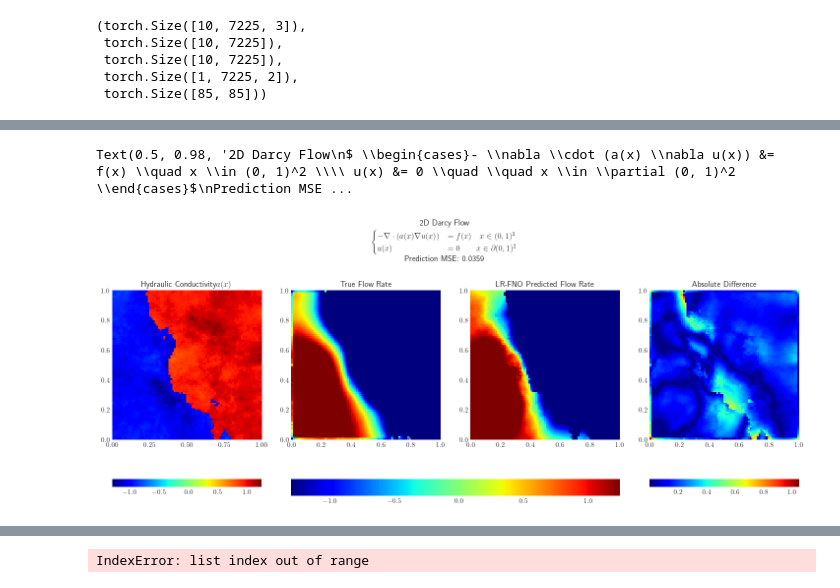
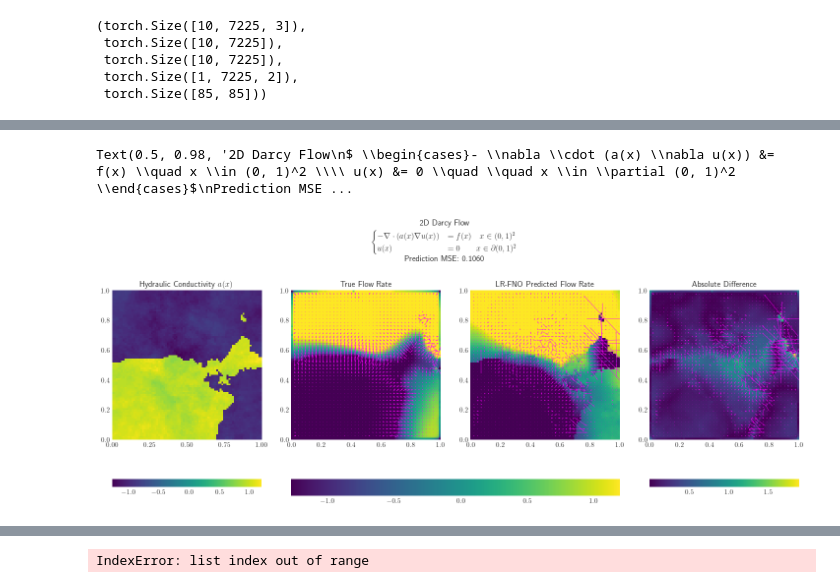
Before and after one commit to alizma/symmetry_learning, a Jupyter notebook: fno_classic/viz_fno_darcy.ipynb, the cells around one changed output, grey strips where cells are left out. Cells and saved outputs as stored; diff of their text form; code cells hidden in the pictures.

```diff
--- a/fno_classic/viz_fno_darcy.ipynb
+++ b/fno_classic/viz_fno_darcy.ipynb
@@ -232,3 +286,12 @@ plt.tight_layout()
+# %%
+it = iter(test_loader)
+_, _ = next(it)
+_, _ = next(it)
+
+x, y = next(it)
+model_output = model(x).reshape(batch_size, s*s)
+# %%
+batch_idx = 1
 # %%
 # mpl.rc('text', usetex = True)
 # mpl.rc('font', **{'family' : "sans-serif"})
@@ -241,10 +304,29 @@ plt.rc('text.latex', preamble=r'\usepackage{amsmath}')
 
 myloss = LpLoss(size_average=False)
 
-x, y = next(iter(test_loader))
+# x, y = next(iter(test_loader))
+# batch_idx = 3
 
-batch_idx = 3
-# snapshot_idx = 9
+
+X, Y = torch.meshgrid(torch.linspace(0, 1, s), torch.linspace(0, 1, s))
+
+Ux = -torch.diff(y[batch_idx].reshape(85, 85), dim=0, prepend=torch.zeros(1, 85))
+Uy = torch.diff(y[batch_idx].reshape(85, 85), dim=1, prepend=torch.zeros(85, 1))
+
+N = 2
+X, Y, Ux, Uy = X[2:-2,2:-2], Y[2:-2,2:-2], Ux[2:-2,2:-2], Uy[2:-2,2:-2]
+
+C = Ux**2 + Uy**2
+
+coloring = lambda x, y: x**2 + y**2
+colors = coloring(Ux, Uy)
+norm  = mpl.colors.Normalize()
+norm.autoscale(colors)
+cmap = mpl.cm.cool_r
+print(norm(colors).shape)
+
+
+# snapsviridis_idx = 9
 
 loss = myloss(y[batch_idx],model_output[batch_idx] ) # L2 error...?
 mse = F.mse_loss(model_output[batch_idx], y[batch_idx], reduction='mean')
@@ -255,8 +337,8 @@ print(mse.item())
 plt.figure(figsize=(18, 7))
 
 plt.subplot(141)
-plt.imshow(x[batch_idx, :, 0].reshape(85, 85).cpu().detach().numpy(), cmap='jet', extent=[0, 1, 0, 1])
-plt.title("Hydraulic Conductivity" + r"$a(x)$")
+plt.imshow(x[batch_idx, :, 0].reshape(85, 85).cpu().detach().numpy(), cmap='viridis', extent=[0, 1, 0, 1])
+plt.title("Hydraulic Conductivity" + r" $a(x)$")
 plt.colorbar(location='bottom') # fraction = 0.045,
 plt.grid(False)
 # plt.gca().set_xticks(np.linspace(0, 1, 5)) # NO
@@ -265,27 +347,72 @@ plt.xticks(np.linspace(0, 1, 5))
 # norm = LogNorm(min(x[batch_idx, :, 0].min(), y[batch_idx].max()), max(x[batch_idx, :, 0].max(), y[batch_idx].max()))
 norm = NoNorm(min(model_output[batch_idx].min(), y[batch_idx].max()), model_output[batch_idx].max(), y[batch_idx].max())
 ax2 = plt.subplot(142)
-ax2.imshow(y[batch_idx].reshape(85, 85).cpu().detach().numpy(), cmap='jet', norm=norm, extent=[0, 1, 0, 1])
+im2  = ax2.imshow(y[batch_idx].reshape(85, 85).cpu().detach().numpy(), cmap='viridis', norm=norm, extent=[0, 1, 0, 1])
 plt.title("True Flow Rate")
+ax2.quiver(Y[::N, ::N], X[::N, ::N], Uy[::N, ::N].flip(0), Ux[::N, ::N].flip(0), C[::N, ::N], width=0.003, pivot='mid', units='width', cmap=cmap, norm=norm) # , pivot='mid',units='x'
+plt.grid(False)
+
 
 # plt.colorbar(fraction = 0.05)
 plt.grid(False)
 
 ax3 = plt.subplot(143)
-im3 = ax3.imshow(model_output[batch_idx].reshape(85, 85).cpu().detach().numpy(), cmap='jet',norm=norm, extent=[0, 1, 0, 1])
+im3 = ax3.imshow(model_output[batch_idx].reshape(85, 85).cpu().detach().numpy(), cmap='viridis',norm=norm, extent=[0, 1, 0, 1])
 plt.title("LR-FNO Predicted Flow Rate")
 
 # plt.colorbar(ax=ax3, fraction = 0.05)
 
-plt.colorbar(ax=[ax2, ax3],  orientation='horizontal') # , fraction = 0.045,
+X, Y = torch.meshgrid(torch.linspace(0, 1, s), torch.linspace(0, 1, s))
+
+Ux = -torch.diff(model_output[batch_idx].reshape(85, 85), dim=0, prepend=torch.zeros(1, 85))
+Uy = torch.diff(model_output[batch_idx].reshape(85, 85), dim=1, prepend=torch.zeros(85, 1))
+
+N = 2
+
+X, Y, Ux, Uy = X[2:-2,2:-2], Y[2:-2,2:-2], Ux[2:-2,2:-2], Uy[2:-2,2:-2]
+
+C = Ux**2 + Uy**2
+
+coloring = lambda x, y: x**2 + y**2
+colors = coloring(Ux, Uy).cpu().detach().numpy()
+norm  = mpl.colors.Normalize()
+norm.autoscale(colors)
+cmap = mpl.cm.cool_r
+print(norm(colors).shape)
+
+ax3.quiver(Y[::N, ::N], X[::N, ::N], Uy[::N, ::N].flip(0).cpu().detach().numpy(), Ux[::N, ::N].flip(0).cpu().detach().numpy(), C[::N, ::N].cpu().detach().numpy(), width=0.0025, pivot='mid', units='xy', cmap=cmap, norm=norm) # , pivot='mid',units='x'
+
+plt.colorbar(ax=[ax2, ax3],  orientation='horizontal', cmap='viridis') # , fraction = 0.045,
 
 plt.grid(False)
 
-plt.subplot(144)
-imlast = plt.imshow(torch.abs(model_output[batch_idx] - y[batch_idx]).reshape(85, 85).cpu().detach().numpy(), cmap='jet', extent=[0, 1, 0, 1])
+ax4 = plt.subplot(144)
+imlast = plt.imshow(torch.abs(model_output[batch_idx] - y[batch_idx]).reshape(85, 85).cpu().detach().numpy(), cmap='viridis', extent=[0, 1, 0, 1])
 plt.title("Absolute Difference")
 
-plt.colorbar(location='bottom') # fraction = 0.05,
+X, Y = torch.meshgrid(torch.linspace(0, 1, s), torch.linspace(0, 1, s))
+
+Ux = -torch.diff((y[batch_idx]-model_output[batch_idx]).reshape(85, 85), dim=0, prepend=torch.zeros(1, 85))
+Uy = torch.diff((y[batch_idx] - model_output[batch_idx]).reshape(85, 85), dim=1, prepend=torch.zeros(85, 1))
+
+N = 2
+
+X, Y, Ux, Uy = X[2:-2,2:-2], Y[2:-2,2:-2], Ux[2:-2,2:-2], Uy[2:-2,2:-2]
+
+C = Ux**2 + Uy**2
+
+coloring = lambda x, y: x**2 + y**2
+colors = coloring(Ux, Uy).cpu().detach().numpy()
+norm  = mpl.colors.Normalize()
+norm.autoscale(colors)
+cmap = mpl.cm.cool_r
+print(norm(colors).shape)
+
+plt.colorbar(ax=ax4, location='bottom') # fraction = 0.05,
+
+plt.quiver(Y[::N, ::N], X[::N, ::N], Uy[::N, ::N].flip(0).cpu().detach().numpy(), Ux[::N, ::N].flip(0).cpu().detach().numpy(), C[::N, ::N].cpu().detach().numpy(), width=0.0025, pivot='mid', units='xy', cmap=cmap, norm=norm) # , pivot='mid',units='x'
+
+
 plt.grid(False)
 
 plt.suptitle("2D Darcy Flow" + '\n' + r"$ \begin{cases}- \nabla \cdot (a(x) \nabla u(x)) &= f(x) \quad x \in (0, 1)^2 \\ u(x) &= 0 \quad \quad x \in \partial (0, 1)^2 \end{cases}$" + '\n' + f"Prediction MSE: {mse.item():.4f}")
@@ -298,5 +428,5 @@ plt.suptitle("2D Darcy Flow" + '\n' + r"$ \begin{cases}- \nabla \cdot (a(x) \nab
 Text(0.5, 0.98, '2D Darcy Flow\n$ \\begin{cases}- \\nabla \\cdot (a(x) \\nabla u(x)) &= f(x) \\quad x \\in (0, 1)^2 \\\\ u(x) &= 0 \\quad \\quad x \\in \\partial (0, 1)^2 \\end{cases}$\nPrediction MSE ...
-[figure, old version]
+[figure, new version]
 # %%
 # plt.contourf(test_samples[0][0].reshape(85, 85).cpu().detach().numpy(), test_samples[1][0].reshape(85, 85).cpu().detach().numpy())
 plt.imshow(test_samples[1][4].reshape(85, 85).cpu().detach().numpy(), cmap='jet')
```
Also changed, not shown: parts of 5 cells of this notebook, 1 other file.
